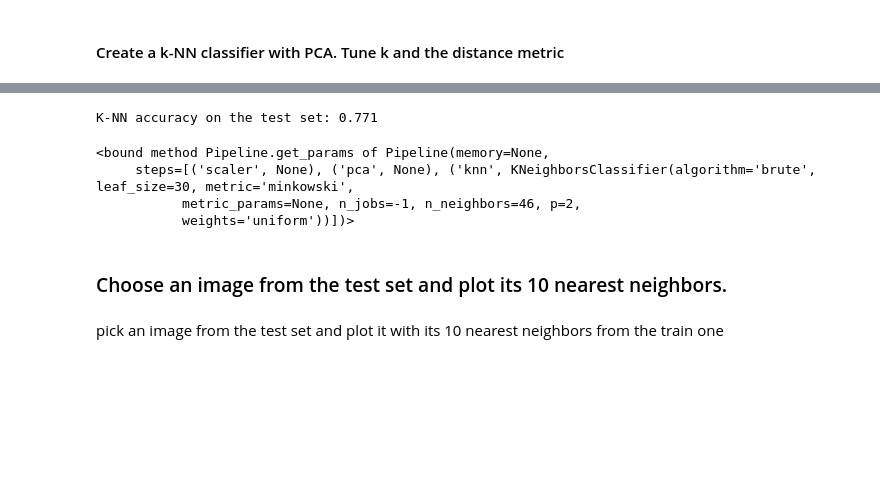
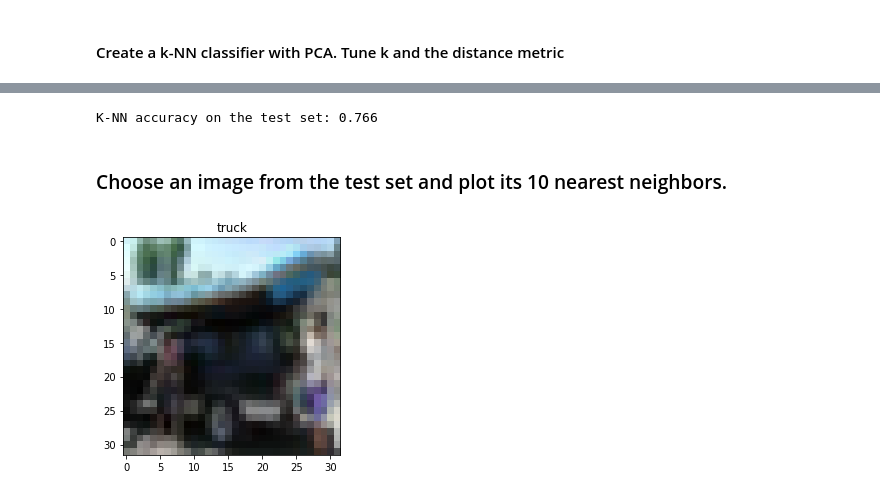
Before and after one commit to petrum01/exts-aml3, a Jupyter notebook: Nearest neighbors.ipynb, the cells around one changed output, grey strips where cells are left out. Cells and saved outputs as stored; diff of their text form; code cells hidden in the pictures; blank space fills up the shorter version.

```diff
--- a/Nearest neighbors.ipynb
+++ b/Nearest neighbors.ipynb
@@ -191,31 +274,21 @@ Top accuracy on validation set: 0.78125  with k: 46 and distance metric: 2
 # %%
 # Create k-NN classifier with tuned parameters
-knn_best = KNeighborsClassifier(p= best.iloc[0,2],
-                                n_neighbors= best.iloc[0,1],
+knn_best = KNeighborsClassifier(p= best.iloc[0,3],
+                                n_neighbors= best.iloc[0,2],
                                 algorithm='brute',
                                 n_jobs=-1)
 
 pipe = Pipeline([('scaler', None),
-                 ('pca', None),
-                  #('pca', PCA(n_components=172)),
+                 ('pca', PCA(n_components=172)),
                  ('knn', knn_best)])
 
 # Fit it to the entire train data
 pipe.fit(X_tr, y_tr)
 
 # evaluate its accuracy on the test set
-accuracy_best = pipe.score(X_te, y_te)
-print ('K-NN accuracy on the test set: {:.3f}'.format(accuracy_best))
+accuracy_best_knn = pipe.score(X_te, y_te)
+print ('K-NN accuracy on the test set: {:.3f}'.format(accuracy_best_knn))
 # %% [output]
-K-NN accuracy on the test set: 0.771
+K-NN accuracy on the test set: 0.766
-# %%
-pipe.get_params
-# %% [output]
-<bound method Pipeline.get_params of Pipeline(memory=None,
-     steps=[('scaler', None), ('pca', None), ('knn', KNeighborsClassifier(algorithm='brute', leaf_size=30, metric='minkowski',
-           metric_params=None, n_jobs=-1, n_neighbors=46, p=2,
-           weights='uniform'))])>
 # %% [markdown]
 ### Choose an image from the test set and plot its 10 nearest neighbors.
-# %% [markdown]
-pick an image from the test set and plot it with its 10 nearest neighbors from the train one
@@ -226,0 +295,25 @@ img
+# %%
+# Pick a random image from the test set
+import random
+rdm_num = random.randint(1,len(X_te))
+img = X_te[rdm_num].reshape(1, -1)
+
+#extract the PCA transformer and the KNeighborsClassifier estimator from your pipeline
+#Apply PCA to your test image
+img_pca = pipe.named_steps['pca'].transform(img)
+
+#pass the result to the kneighbors(X, n_neighbors) function of your k-NN estimator
+neighbors = pipe.named_steps['knn'].kneighbors(img_pca, 10)
+
+#Use the indexes to extract the pixels of the ten images from the matrix of pixels
+idx = np.ravel(neighbors[1])
+# %%
+#and plot them with the imshow() function.
+# Plotting the original image
+flat_img = pixels[rdm_num]
+img = flat_img.reshape(32, 32, 3)
+plt.imshow(img)
+plt.title(names[labels[rdm_num]])
+plt.show()
+# %% [output]
+[figure, added]
```
Also changed, not shown: parts of 12 cells of this notebook.
